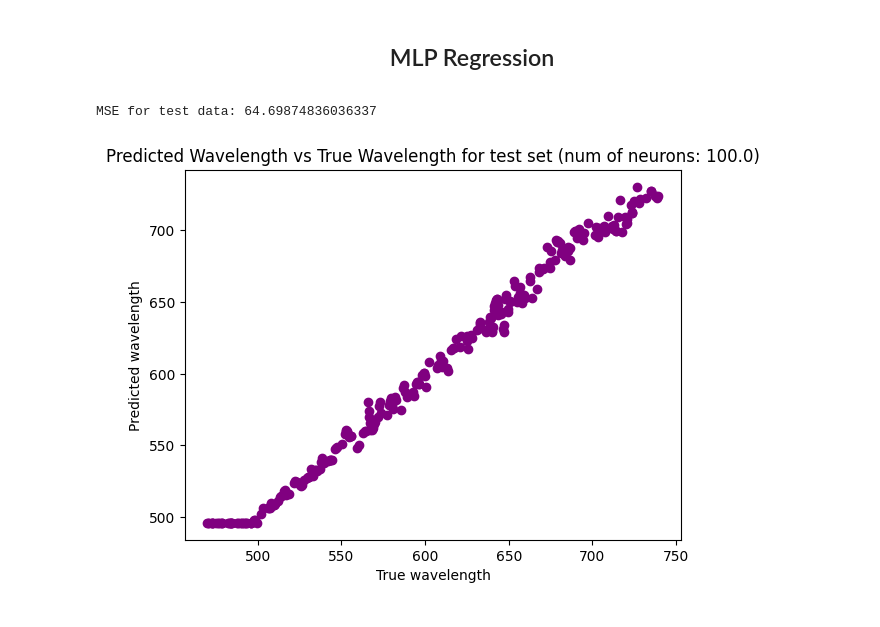
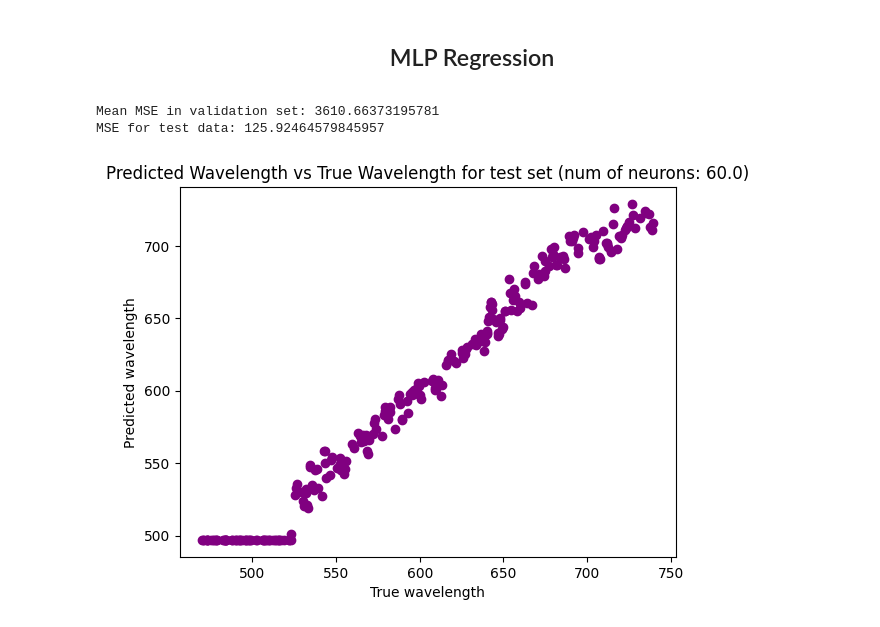
Before and after one commit to mahtabhd/MLproject, a Jupyter notebook: MLproject.ipynb, the cells around one changed output. Drawn from its saved outputs; the diff is of its cells as text; code cells hidden in the pictures.

```diff
--- a/MLproject.ipynb
+++ b/MLproject.ipynb
@@ -190,33 +190,36 @@ for i, neuron_count in enumerate(num_neurons):
     hidden_layer_sizes = int(neuron_count)
 
     # create MLP Regressor model
     model = MLPRegressor(hidden_layer_sizes=hidden_layer_sizes, activation='relu', solver='sgd', max_iter=1000, random_state=42)
 
     # fit the model on trainig data
     model.fit(X_train, y_train)
 
     # make predictions on the validation data
     y_pred = model.predict(X_val)
 
     # calculate MSE on the validation data and append it to the val_errors
     mse = mean_squared_error(y_val, y_pred)
     val_errors.append(mse)
 
 
     # if this has the min error, calculate for test set
     if mse == min(val_errors):
         y_test_pred2 = model.predict(X_test_scaled)
         best_neurons = neuron_count
 
-# compute MSE for the test set
+# compute MSE for the test set and validation
 test_mse = mean_squared_error(y_test, y_test_pred2)
+mean_mse_val2 = np.mean(val_errors)
+print('Mean MSE in validation set:', mean_mse_val2)
 print('MSE for test data:', test_mse)
 
 plt.scatter(y_test, y_test_pred2, color='purple')
 plt.xlabel('True wavelength')
 plt.ylabel('Predicted wavelength')
 plt.title(f'Predicted Wavelength vs True Wavelength for test set (num of neurons: {best_neurons})')
 plt.show()
 # %% [output]
-MSE for test data: 64.69874836036337
+Mean MSE in validation set: 3610.66373195781
+MSE for test data: 125.92464579845957
-[figure, old version]
+[figure, new version]
```
Also changed, not shown: parts of 1 cell of this notebook.
